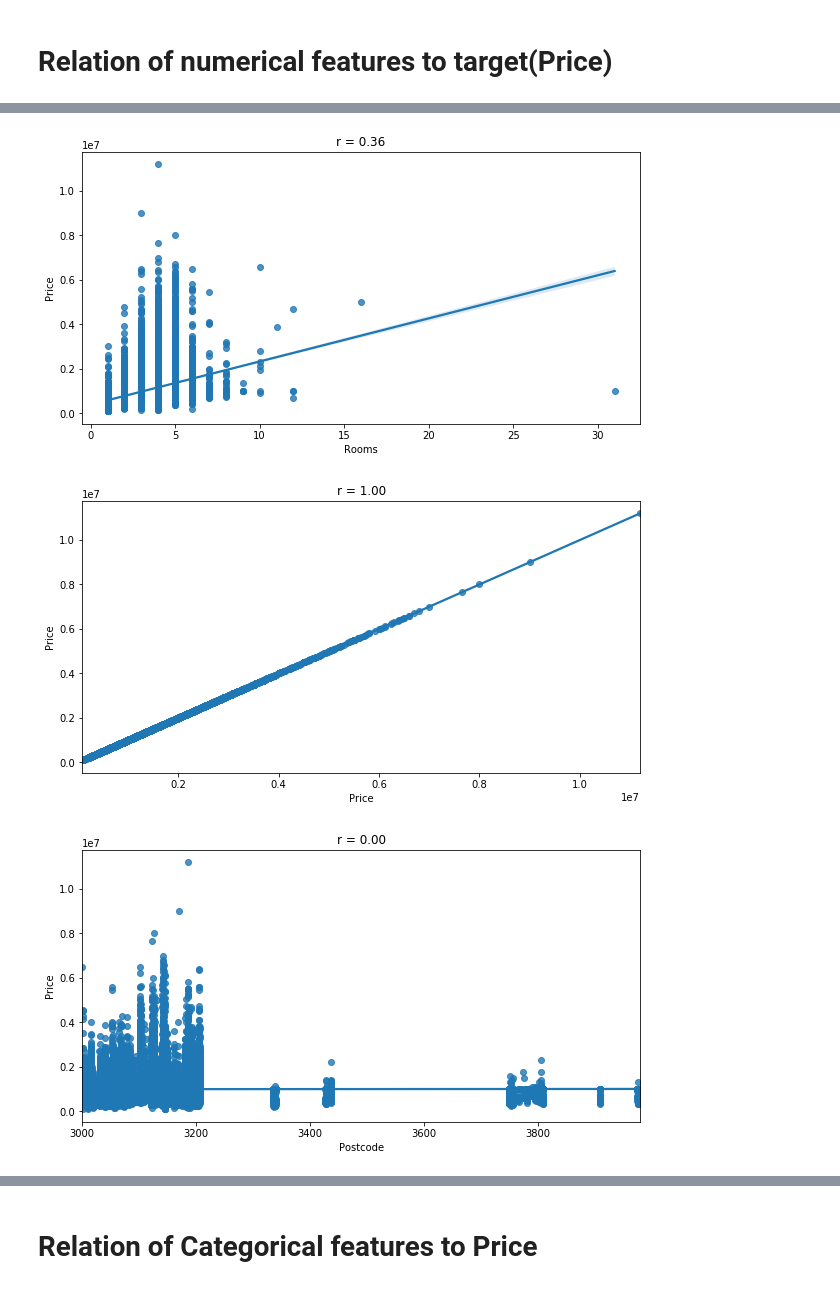
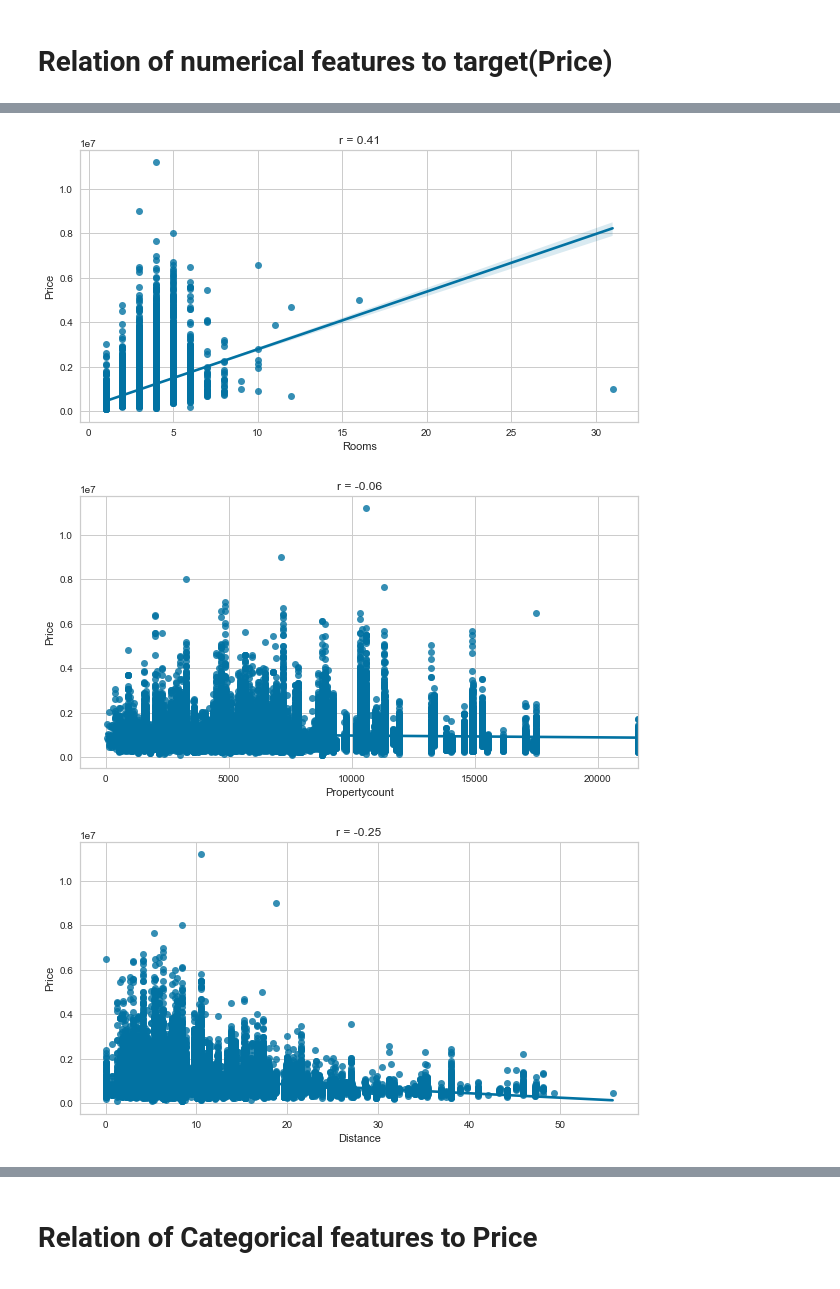
Before and after one commit to Long1911/machine_learning, a Jupyter notebook: assignment4.ipynb, the cells around one changed output, grey strips where cells are left out. Drawn from its saved outputs; the diff is of its cells as text; code cells hidden in the pictures.

```diff
--- a/assignment4.ipynb
+++ b/assignment4.ipynb
@@ -167,8 +197,9 @@ array([[<matplotlib.axes._subplots.AxesSubplot object at 0x...>,
 # %% [markdown]
 # Kiem tra missing values
 # %%
-total = data.isnull().sum()
-percent = data.isnull().sum()/len(data)*100
+data_trans = data
+total = data_trans.isnull().sum()
+percent = data_trans.isnull().sum()/len(data)*100
 missing_data = pd.concat([total,percent], axis=1,keys=['Total', 'Percent'])
 missing_data
 # %% [output]
@@ -188,8 +219,8 @@ missing_data
 | CouncilArea | 0 | 0.000000 |
 # %%
 #xoa cac feature co missing value > 30% va lay cac feature con lai
-data_trans = data[[column for column in data if data[column].count()/len(data) > 0.7]]
-total = data_trans.isnull().sum()
-percent = data_trans.isnull().sum()/len(data_trans)*100
-missing_data = pd.concat([total,percent], axis=1,keys=['Total', 'Percent'])
-missing_data
+# data_trans = data[[column for column in data if data[column].count()/len(data) > 0.7]]
+# total = data_trans.isnull().sum()
+# percent = data_trans.isnull().sum()/len(data_trans)*100
+# missing_data = pd.concat([total,percent], axis=1,keys=['Total', 'Percent'])
+# missing_data
@@ -216,9 +227,6 @@ missing_data
-# %%
-#Luc nay neu chon phuong phap xoa missing value thi so luong gia tri moi feature se giam hon 15%
-#Do do chon phuong phap fill missing value = mean cho cac numerical features
-data_trans['Price'].fillna(data_trans['Price'].mean(), inplace=True)
-# data_trans = data_trans.dropna()
-data_num = data_trans.select_dtypes(include = ['float64', 'int64'])
+# %%
+# xoa cac missing value
+data_trans = data_trans.dropna()
 # %%
 data_trans.isnull().sum().sum()
 # %% [output]
@@ -234,10 +241,11 @@ num_feature
 # %%
-for i in num_feature:
+list_plot = ['Rooms', 'Propertycount', 'Distance']
+for i in list_plot:
     plt.figure(figsize=(10,5))
     st = stats.pearsonr(data_trans[i], data_trans['Price'])
     plt.title('r = '+ "{0:.2f}".format(st[0]))
     sns.regplot(data_trans[i], data_trans['Price'])
 # %% [output]
-[figure, old version]
+[figure, new version]
-[figure, old version]
+[figure, new version]
-[figure, old version]
+[figure, new version]
```
Also changed, not shown: parts of 84 cells of this notebook.
